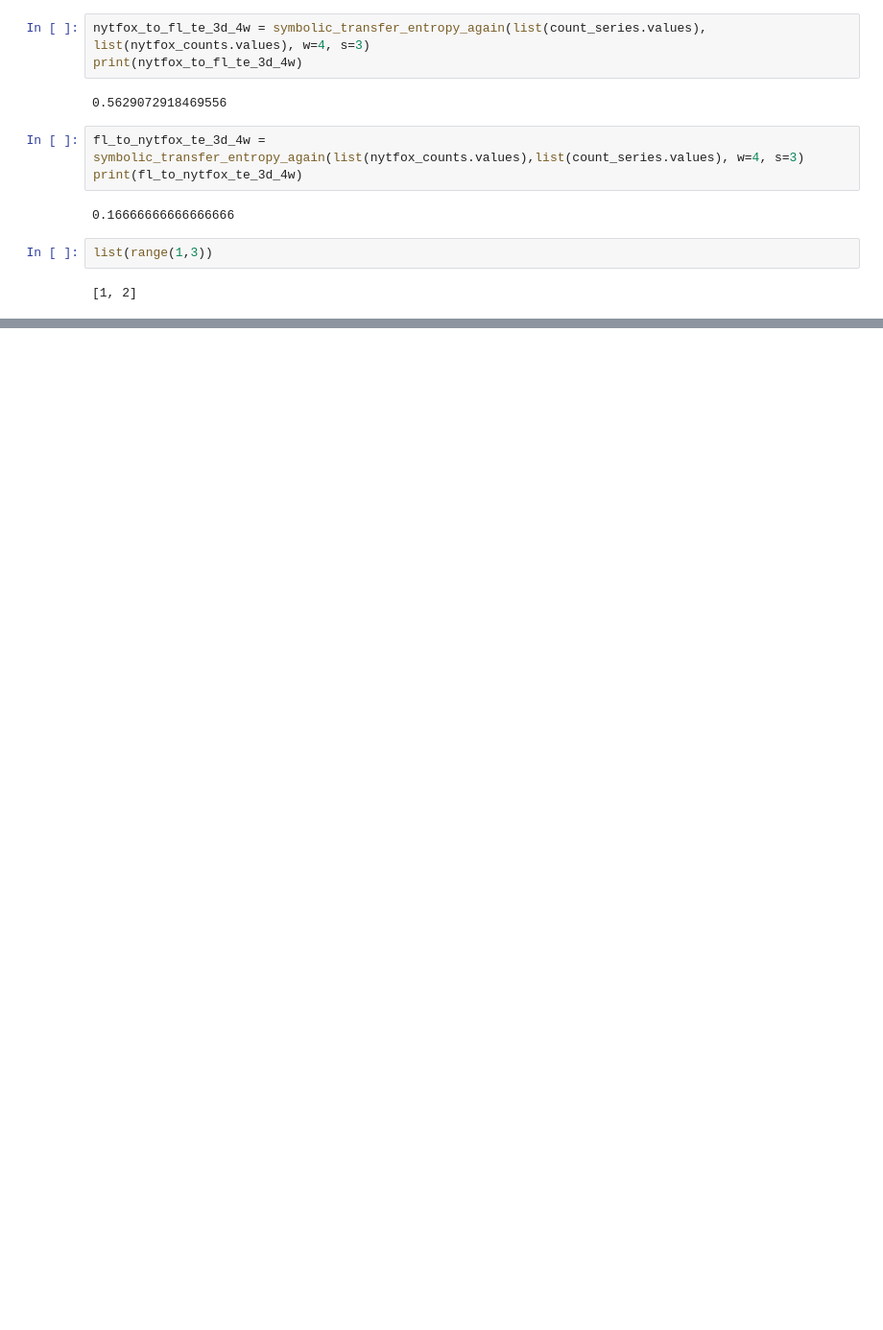
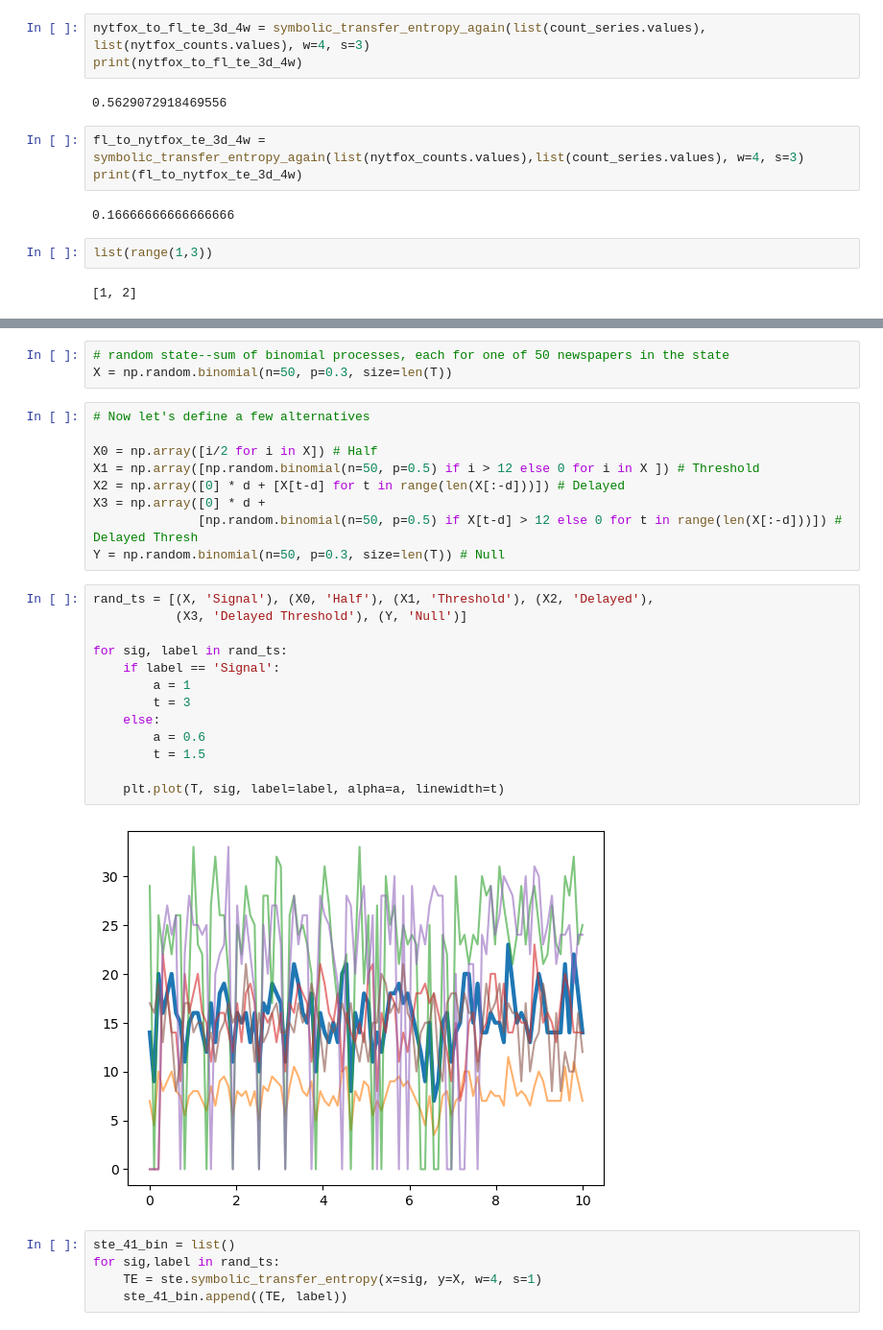
Before and after one commit to asmithh/trans-fer-entropy, a Jupyter notebook: transfer/01-sk-transfer-entropy testing.ipynb, the cells around one changed output, grey strips where cells are left out. Shown at 96% size. Drawn from its saved outputs; the diff is of its cells as text; blank space fills up the shorter version.

```diff
--- a/transfer/01-sk-transfer-entropy testing.ipynb
+++ b/transfer/01-sk-transfer-entropy testing.ipynb
@@ -115,0 +238,32 @@ list(range(1,3))
+# %%
+# random state--sum of binomial processes, each for one of 50 newspapers in the state
+X = np.random.binomial(n=50, p=0.3, size=len(T))
+# %%
+# Now let's define a few alternatives
+
+X0 = np.array([i/2 for i in X]) # Half
+X1 = np.array([np.random.binomial(n=50, p=0.5) if i > 12 else 0 for i in X ]) # Threshold
+X2 = np.array([0] * d + [X[t-d] for t in range(len(X[:-d]))]) # Delayed
+X3 = np.array([0] * d +
+              [np.random.binomial(n=50, p=0.5) if X[t-d] > 12 else 0 for t in range(len(X[:-d]))]) # Delayed Thresh
+Y = np.random.binomial(n=50, p=0.3, size=len(T)) # Null
+# %%
+rand_ts = [(X, 'Signal'), (X0, 'Half'), (X1, 'Threshold'), (X2, 'Delayed'),
+           (X3, 'Delayed Threshold'), (Y, 'Null')]
+
+for sig, label in rand_ts:
+    if label == 'Signal':
+        a = 1
+        t = 3
+    else:
+        a = 0.6
+        t = 1.5
+
+    plt.plot(T, sig, label=label, alpha=a, linewidth=t)
+# %% [output]
+[figure, added]
+# %%
+ste_41_bin = list()
+for sig,label in rand_ts:
+    TE = ste.symbolic_transfer_entropy(x=sig, y=X, w=4, s=1)
+    ste_41_bin.append((TE, label))
```
Also changed, not shown: parts of 22 cells of this notebook, 2 other files.
